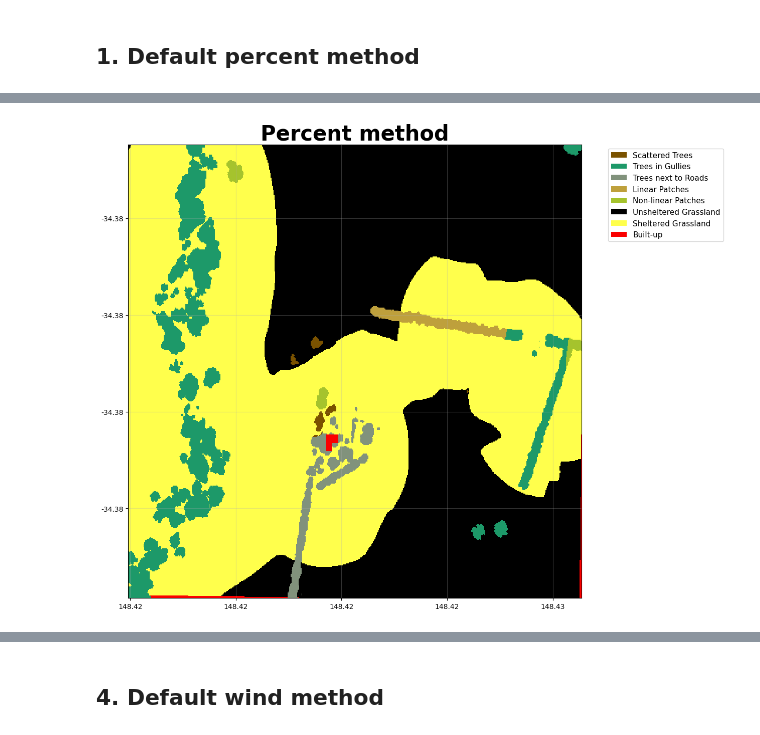
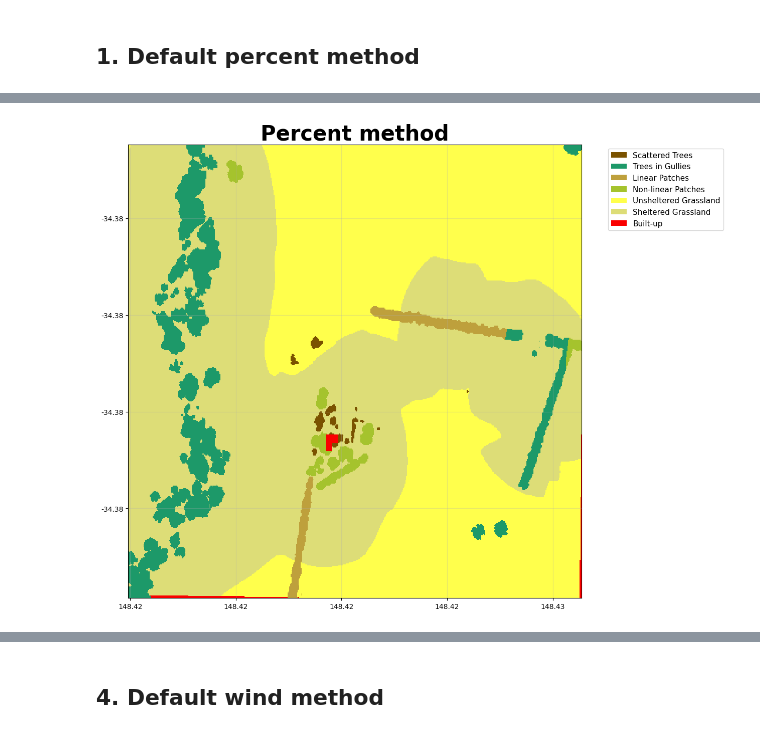
Before and after one commit to ChristopherBradley/shelterbelts, a Jupyter notebook: examples/indices/demo_indices_1m_resolution.ipynb, the cells around one changed output, grey strips where cells are left out. Cells and saved outputs as stored; diff of their text form; code cells hidden in the pictures.

```diff
--- a/examples/indices/demo_indices_1m_resolution.ipynb
+++ b/examples/indices/demo_indices_1m_resolution.ipynb
@@ -33,7 +33,7 @@ ds1, df1 = indices_tif(
     distance_threshold=100,
     buffer_width=40,
     max_shelterbelt_width=60,
-    min_shelterbelt_length=150,
+    min_shelterbelt_length=100,
     min_patch_size=200,
     edge_size=30,
     min_core_size=10000,
@@ -46,12 +46,12 @@ Wall time: 9.46 s
 # %%
 visualise_categories(
-    ds1['linear_categories'],
-    colormap=linear_categories_cmap,
-    labels=linear_categories_labels,
+    ds1['shelter_categories'],
+    colormap=shelter_categories_cmap,
+    labels=shelter_categories_labels,
     title='Percent method',
 )
 # %% [output]
-[figure, old version]
+[figure, new version]
 # %%
 df1.head()
 # %% [output]
```
Also changed, not shown: parts of 10 cells of this notebook, 19 other files.
